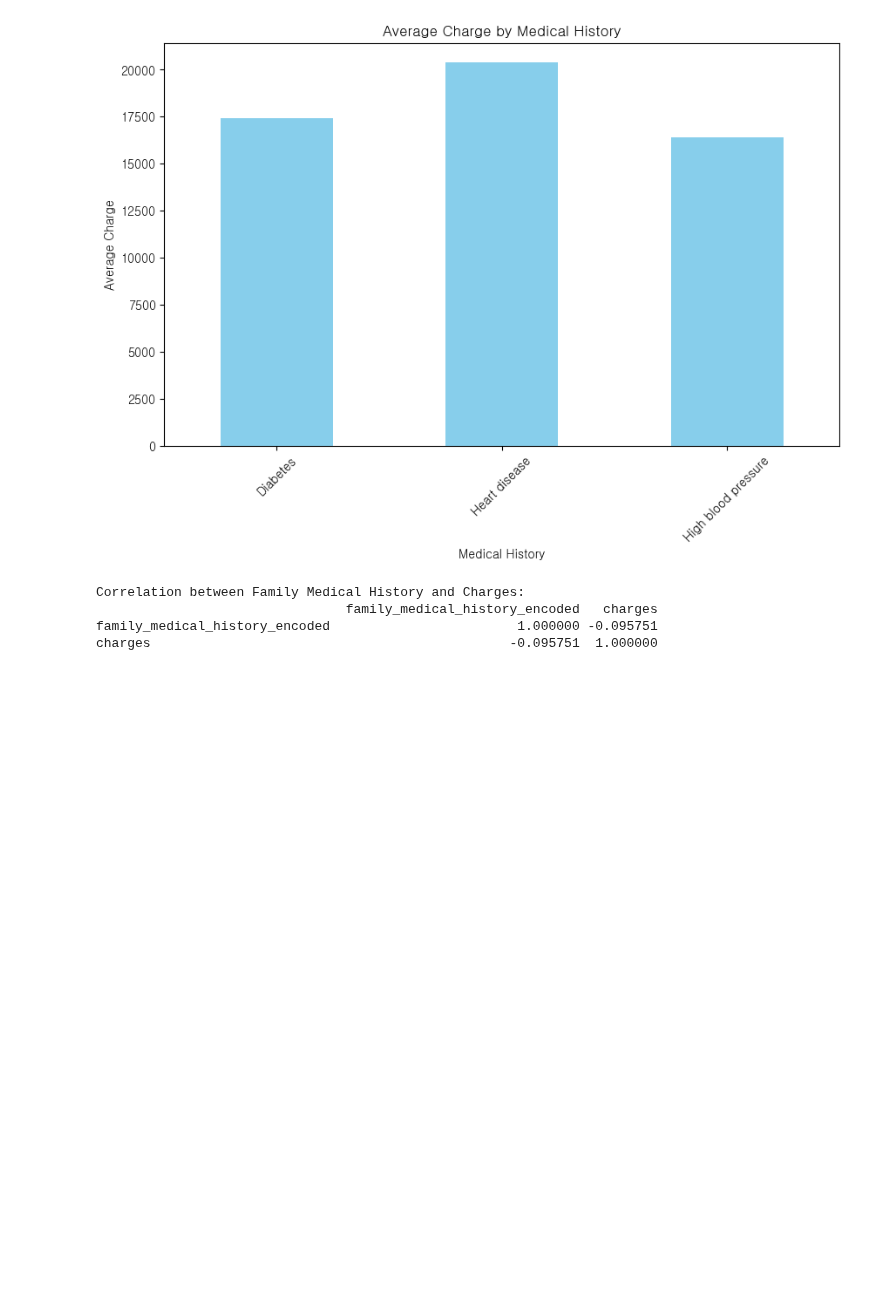
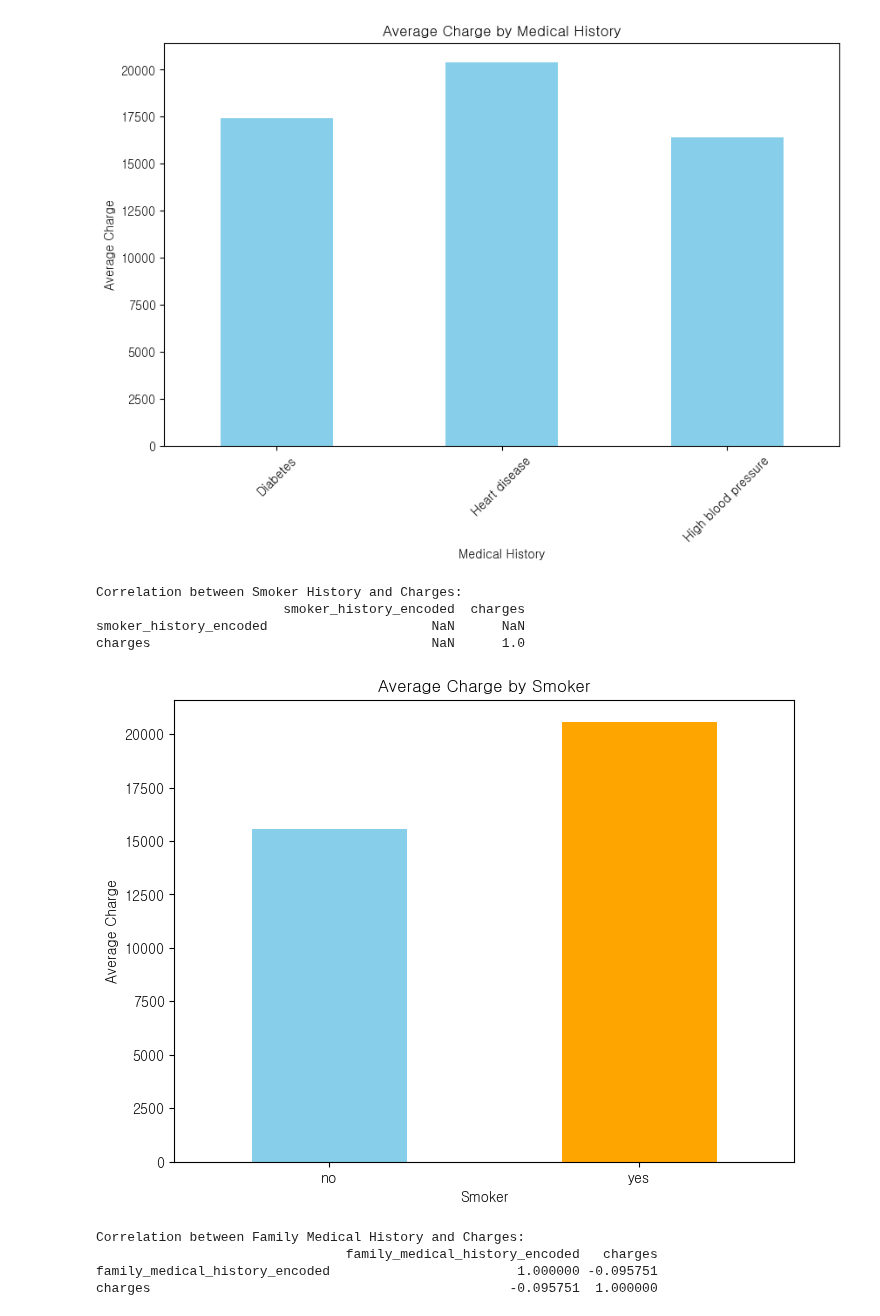
Before and after one commit to halley1116/2025_DA_study, a Jupyter notebook: team2/project1.ipynb, the cells around one changed output. Drawn from its saved outputs; the diff is of its cells as text; code cells hidden in the pictures; blank space fills up the shorter version.

```diff
--- a/team2/project1.ipynb
+++ b/team2/project1.ipynb
@@ -558,6 +558,38 @@ plt.show()
 medical_history_encoded                   1.0000  -0.0967
 charges                                  -0.0967   1.0000
 [figure]
+# %%
+# smoker_history 계산
+smoker_history = df.groupby('smoker')['medical_history'].value_counts(normalize=True).unstack()
+
+# smoker_history를 수치형으로 변환 (범주형 데이터를 하나의 수치형 지표로 압축)
+df['smoker_history_encoded'] = df['smoker'].map({'Yes': 1, 'No': 0})  # 예: 흡연 여부를 1과 0으로 인코딩
+
+# 상관관계 계산
+correlation = df[['smoker_history_encoded', 'charges']].corr()
+
+# 결과 출력
+print("Correlation between Smoker History and Charges:")
+print(correlation)
+
+# smoker별 charge 평균 계산
+grouped_charge = df.groupby('smoker')['charges'].mean()
+
+import matplotlib.pyplot as plt
+
+# 막대그래프로 시각화
+grouped_charge.plot(kind='bar', color=['skyblue', 'orange'], figsize=(8, 6))
+plt.title('Average Charge by Smoker')
+plt.xlabel('Smoker')
+plt.ylabel('Average Charge')
+plt.xticks(rotation=0)
+plt.show()
+# %% [output]
+Correlation between Smoker History and Charges:
+                        smoker_history_encoded  charges
+smoker_history_encoded                     NaN      NaN
+charges                                    NaN      1.0
+[figure, added]
 # %%
 
 # family_medical_history를 수치형으로 변환
```
